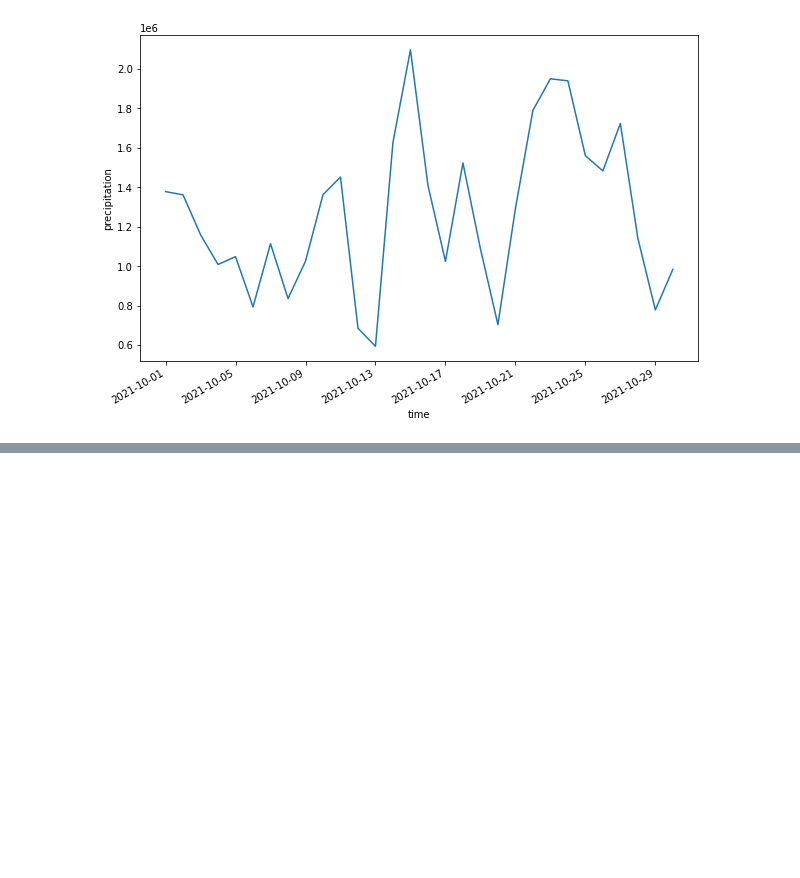
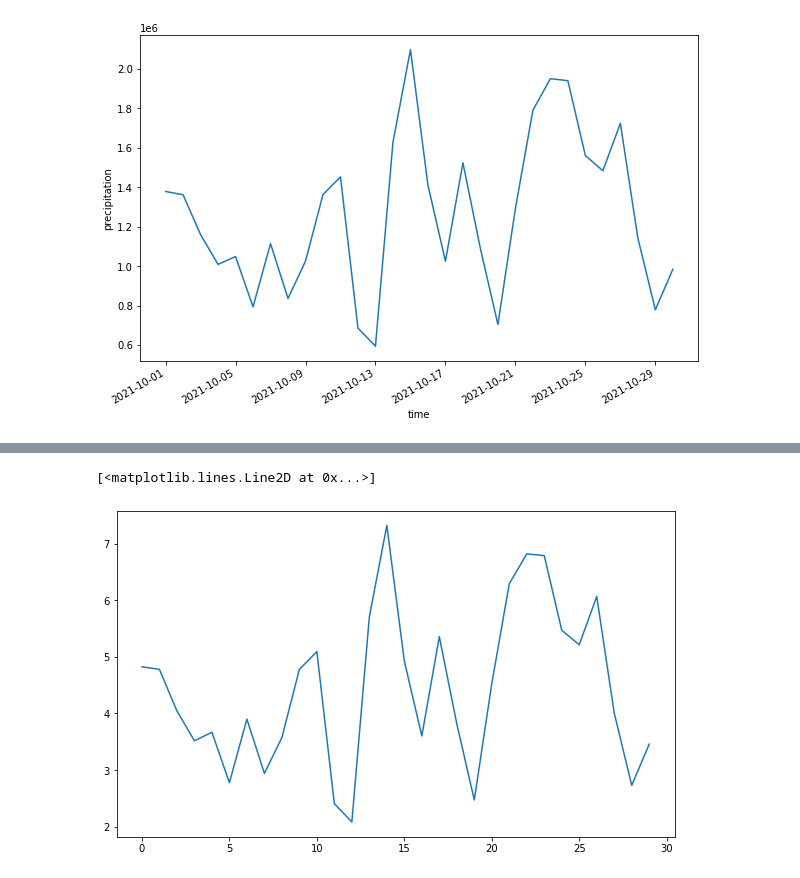
Before and after one commit to Vizzuality/mongabay-data, a Jupyter notebook: processing/fire_tool.ipynb, the cells around one changed output, grey strips where cells are left out. Drawn from its saved outputs; the diff is of its cells as text; code cells hidden in the pictures; blank space fills up the shorter version.

```diff
--- a/processing/fire_tool.ipynb
+++ b/processing/fire_tool.ipynb
@@ -54,33 +159,23 @@ print("Python scripts saved at: {}".format(js_dir))
 # %%
-gadm36 = ee.FeatureCollection('projects/wri-datalab/gadm36')
 
 dataset = ee.ImageCollection('UCSB-CHG/CHIRPS/DAILY') \
-                  .filter(ee.Filter.date('2021-10-01', '2021-10-31'))
+                  .filter(ee.Filter.date('2021-10-01', '2021-10-31')).filterBounds(aoi)
+
 chirps = dataset.select('precipitation')
 
-# Select AOI
-iso = "BRA"
-aoi = gadm36 \
-  .filterMetadata("iso", "equals", iso)
-
-# Get last image
-#chirps=chirps.limit(1, 'system:time_start', False).first()
-
-#chirps = chirps.clip(aoi.geometry())
-
-
+# Clip images with AoI
 def func_vee(image):
-    return image.clip(aoi.geometry())
+    return image.clip(aoi)
 
 chirps = chirps.map(func_vee)
 
 chirpsVis = {
     'min': 1.0,
-    'max': 17.0,
+    'max': 100.0,
     'palette': ['001137', '0aab1e', 'e7eb05', 'ff4a2d', 'e90000'],
   }
 
-Map = geemap.Map(center=(-20, -45), zoom=6)
+Map = geemap.Map(center=(-20, -45), zoom=4)
 Map.addLayer(chirps, chirpsVis, 'Precipitation')
 Map
 # %% [output]
@@ -210,0 +273,19 @@ geometry = json.loads(geometry)
+# %%
+regReducer = {
+    'geometry': aoi,
+    'reducer': ee.Reducer.mean(),
+    'tileScale': 8,
+    'bestEffort': True
+}
+
+def func_mean(img):
+    reduction = img.reduceRegion(**regReducer)
+    properties = img.toDictionary(img.propertyNames()).combine(reduction)#.combine(img.toDictionary(['system:time_start', 'system:footprint', 'system:asset_size', 'system:index','time_start','time_end']))
+    return ee.Feature(None, reduction)
+
+def func_proper(feat):
+    return ee.Number(ee.Feature(feat).toDictionary().get('precipitation'))
+# %%
+%%time
+mean_values = ee.FeatureCollection(chirps.map(func_mean)).toList(count).map(func_proper).getInfo()#.getArray('precipitation').getInfo()
+mean_values = np.array(mean_values)
@@ -210,0 +295,6 @@ geometry = json.loads(geometry)
+# %%
+fig, ax = plt.subplots(figsize=(10,6))
+ax.plot(mean_values)
+# %% [output]
+[<matplotlib.lines.Line2D at 0x...>]
+[figure, added]
```
Also changed, not shown: parts of 25 cells of this notebook.
